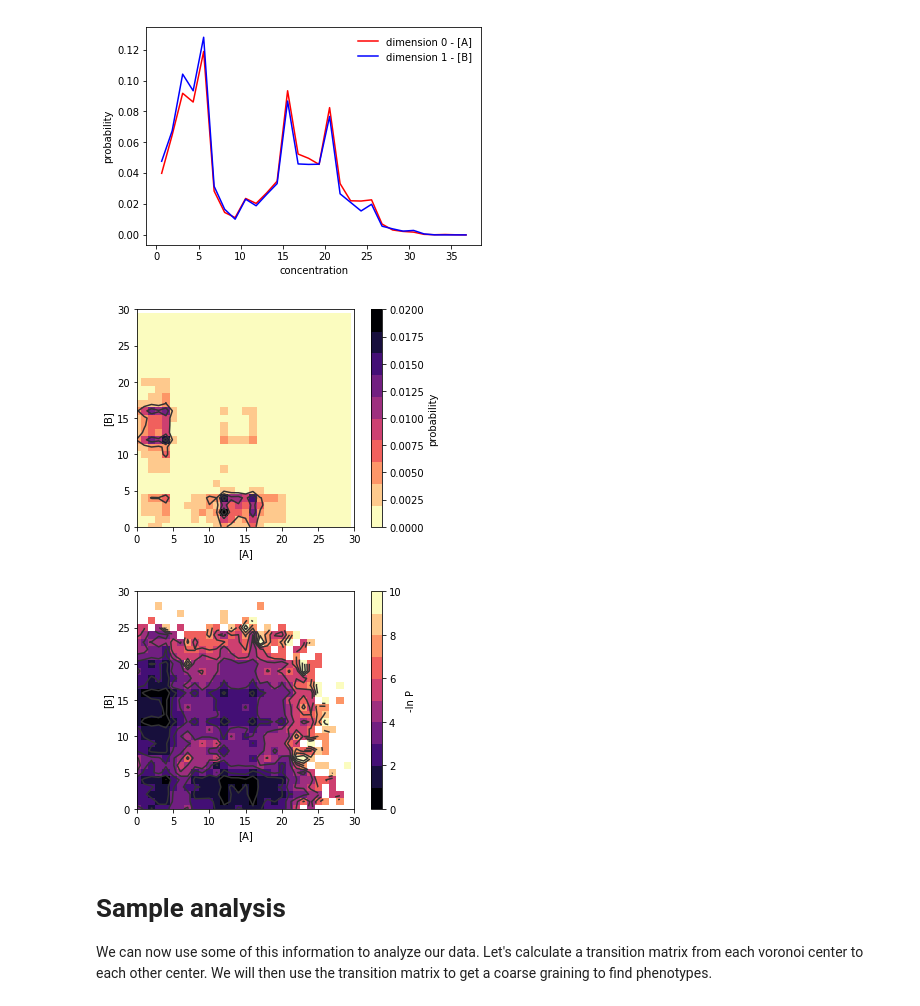
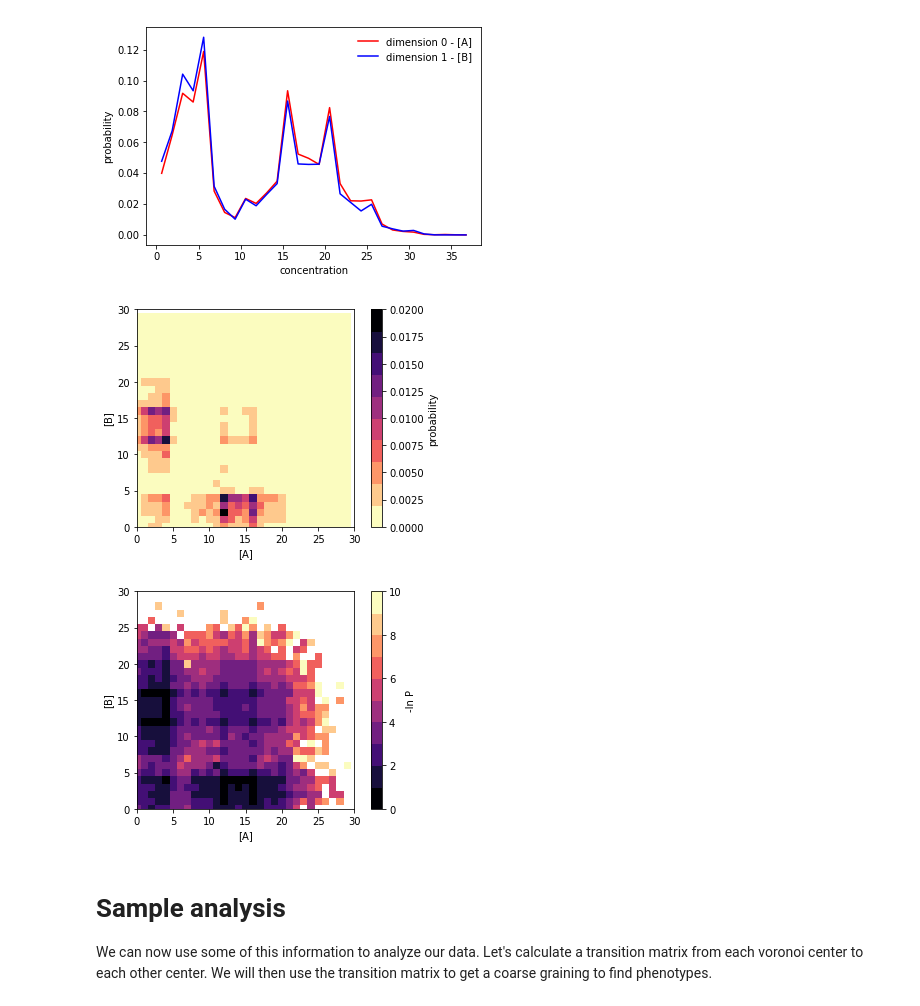
Before and after one commit to ASinanSaglam/WESTPA_Workshop_2018_Saglam, a Jupyter notebook: analysis/analysis.ipynb, the cells around one changed output. Cells and saved outputs as stored; diff of their text form; code cells hidden in the pictures.

Commit message:
Simplified plotting for GH pre-render

```diff
--- a/analysis/analysis.ipynb
+++ b/analysis/analysis.ipynb
@@ -217,7 +217,7 @@ plt.show()
 [figure]
 # %%
 # Now plot color map
-plt.contour(H, np.arange(0.0, 0.020, 0.005), lw=2, colors='0.2')
+#plt.contour(H, np.arange(0.0, 0.020, 0.005), lw=2, colors='0.2')
 im = plt.imshow(H, cmap=plt.get_cmap("magma_r", 10), vmax=0.02)
 _ = plt.colorbar(im, label="probability")
 plt.xlim(0,30)
@@ -226,21 +226,21 @@ plt.xlabel("[A]")
 plt.ylabel("[B]")
 plt.show()
 # %% [output]
-[figure, old version]
+[figure, new version]
 # %%
 # Generally a -ln P makes things easier to see and converts the probability to a estimate of the free energy
 lnp = -np.log(H)
 lnp = lnp - lnp.min()
-plt.contour(lnp, range(10), lw=2, colors='0.2')
+#plt.contour(lnp, range(10), lw=2, colors='0.2')
 im = plt.imshow(lnp, cmap=plt.get_cmap("magma", 10), vmax=10)
 _ = plt.colorbar(im, label="-ln P")
 plt.xlim(0,30)
 plt.ylim(0,30)
 plt.xlabel("[A]")
 plt.ylabel("[B]")
 plt.show()
 # %% [output]
-[figure, old version]
+[figure, new version]
 # %% [markdown]
 # Sample analysis
 
```
Also changed, not shown: parts of 3 cells of this notebook.
